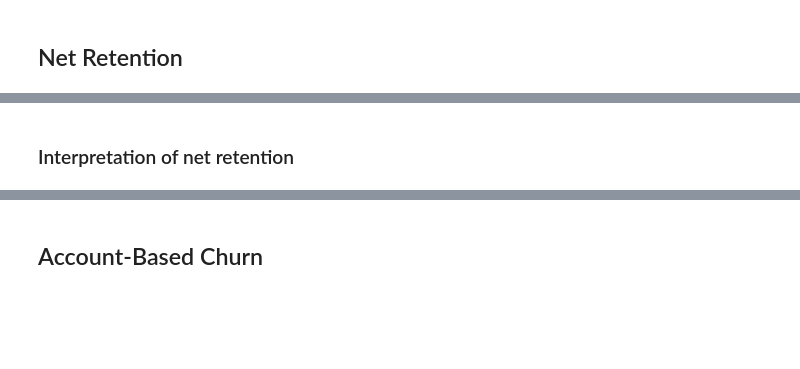
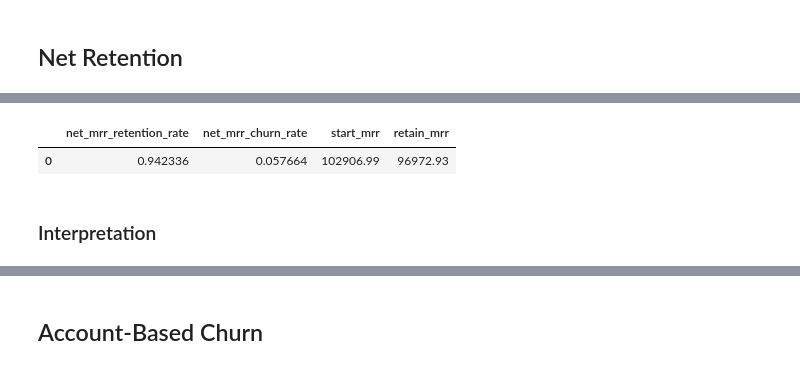
Before and after one commit to eCapitalAdvisors/templates, a Jupyter notebook: CustomerChurn/notebooks/01_jmalaver_MeasuringChurn.ipynb, the cells around one changed output, grey strips where cells are left out. Saved outputs shown, nothing was run; the diff lists cells and outputs as text; code cells hidden in the pictures; blank space fills up the shorter version.

```diff
--- a/CustomerChurn/notebooks/01_jmalaver_MeasuringChurn.ipynb
+++ b/CustomerChurn/notebooks/01_jmalaver_MeasuringChurn.ipynb
@@ -174,2 +184,7 @@ $$NetChurn=100\%-NetRetention=0.093\%$$
+# %%
+pd.read_sql(stmt, con=engine)
+# %% [output]
+|  | net_mrr_retention_rate | net_mrr_churn_rate | start_mrr | retain_mrr |
+| 0 | 0.942336 | 0.057664 | 102906.99 | 96972.93 |
 # %% [markdown]
-### Interpretation of net retention
+### Interpretation
```
Also changed, not shown: parts of 94 cells of this notebook, 1 other file.
